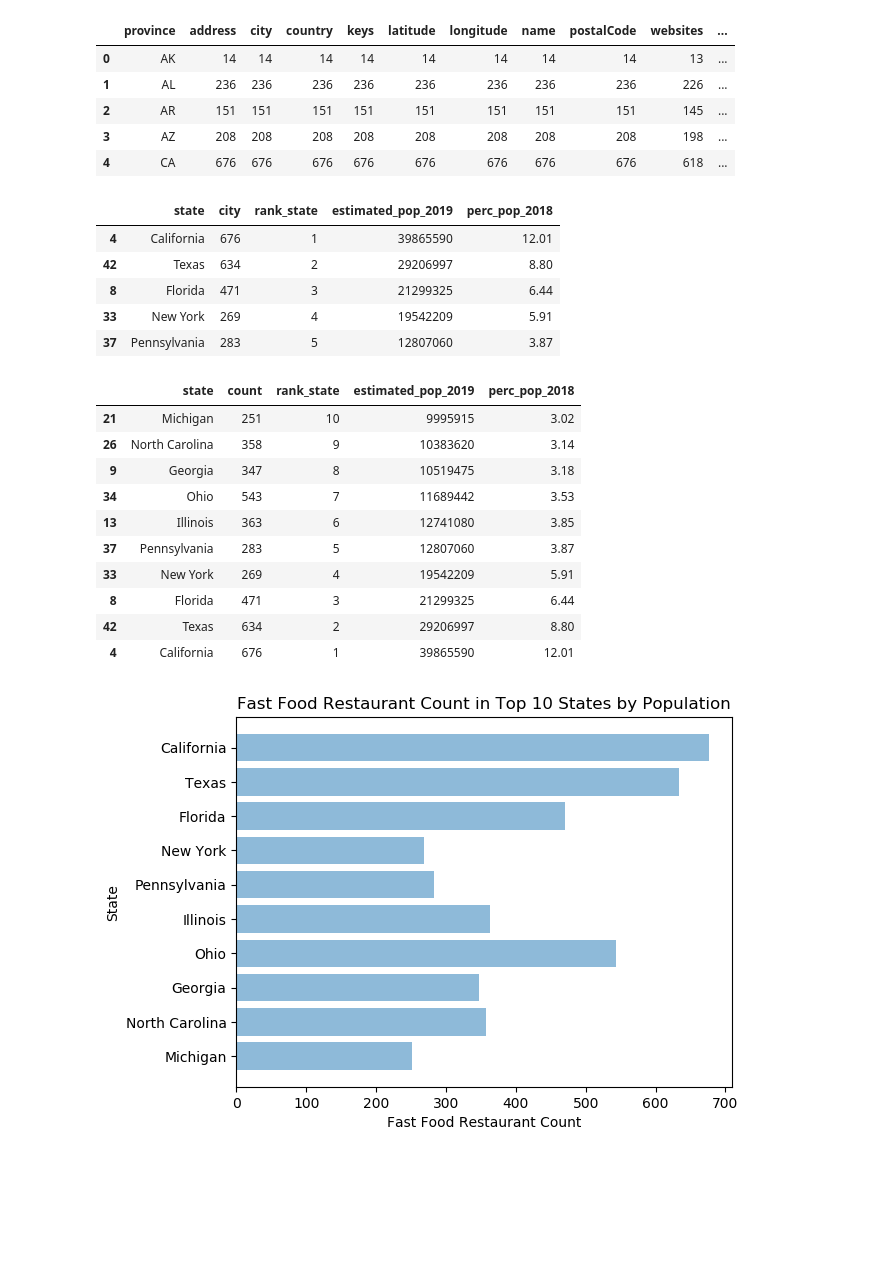
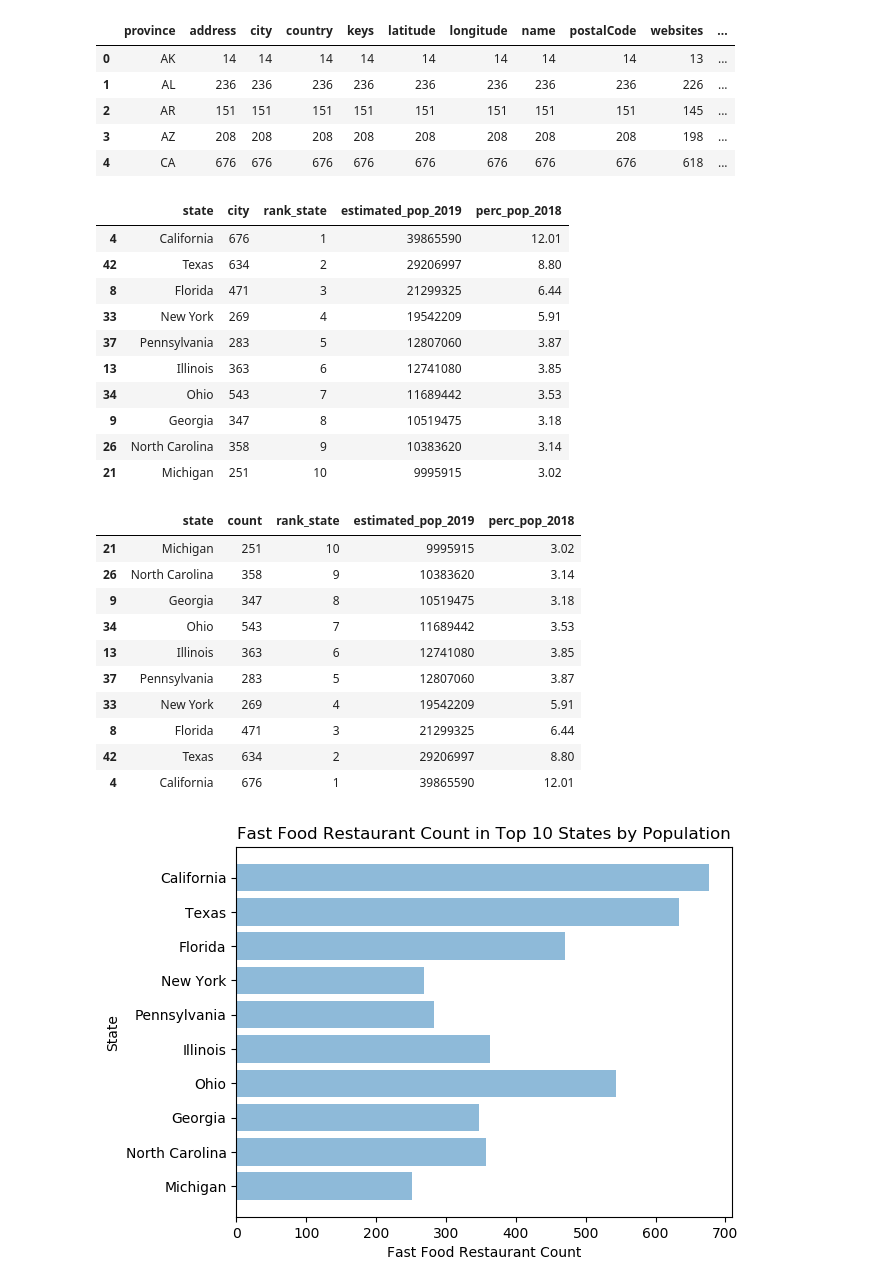
Before and after one commit to sanjaysuresh15/Fast_Food, a Jupyter notebook: Fast Food.ipynb, the cells around one changed output. Drawn from its saved outputs; the diff is of its cells as text; code cells hidden in the pictures; blank space fills up the shorter version.

```diff
--- a/Fast Food.ipynb
+++ b/Fast Food.ipynb
@@ -106,30 +144,42 @@ fastfood_population.head()
 | 3 | AZ | 208 | 208 | 208 | 208 | 208 | 208 | 208 | 208 | 198 | ... |
 | 4 | CA | 676 | 676 | 676 | 676 | 676 | 676 | 676 | 676 | 618 | ... |
 # %%
+# Sort and rank the result by state population
+# Select relevant columns and pick only the top 10 states by population
+
 fastfood_population_sorted = fastfood_population[['state','city','rank_state','estimated_pop_2019','perc_pop_2018']].sort_values(by="rank_state")
-fastfood_population_sorted.head()
+top10=fastfood_population_sorted.head(10)
+top10
 # %% [output]
 |  | state | city | rank_state | estimated_pop_2019 | perc_pop_2018 |
 | 4 | California | 676 | 1 | 39865590 | 12.01 |
 | 42 | Texas | 634 | 2 | 29206997 | 8.80 |
 | 8 | Florida | 471 | 3 | 21299325 | 6.44 |
 | 33 | New York | 269 | 4 | 19542209 | 5.91 |
 | 37 | Pennsylvania | 283 | 5 | 12807060 | 3.87 |
+| 13 | Illinois | 363 | 6 | 12741080 | 3.85 |
+| 34 | Ohio | 543 | 7 | 11689442 | 3.53 |
+| 9 | Georgia | 347 | 8 | 10519475 | 3.18 |
+| 26 | North Carolina | 358 | 9 | 10383620 | 3.14 |
+| 21 | Michigan | 251 | 10 | 9995915 | 3.02 |
-# %%
-top10 = top10.sort_values('rank_state',ascending=False)
-top10
-# %% [output]
-|  | state | count | rank_state | estimated_pop_2019 | perc_pop_2018 |
-| 21 | Michigan | 251 | 10 | 9995915 | 3.02 |
-| 26 | North Carolina | 358 | 9 | 10383620 | 3.14 |
-| 9 | Georgia | 347 | 8 | 10519475 | 3.18 |
-| 34 | Ohio | 543 | 7 | 11689442 | 3.53 |
-| 13 | Illinois | 363 | 6 | 12741080 | 3.85 |
-| 37 | Pennsylvania | 283 | 5 | 12807060 | 3.87 |
-| 33 | New York | 269 | 4 | 19542209 | 5.91 |
-| 8 | Florida | 471 | 3 | 21299325 | 6.44 |
-| 42 | Texas | 634 | 2 | 29206997 | 8.80 |
-| 4 | California | 676 | 1 | 39865590 | 12.01 |
+# %%
+# Sort the top10 result by decending order:
+
+top10 = top10.sort_values('rank_state',ascending=False)
+top10.rename(columns={'city':'count'}, inplace=True)
+top10
+# %% [output]
+|  | state | count | rank_state | estimated_pop_2019 | perc_pop_2018 |
+| 21 | Michigan | 251 | 10 | 9995915 | 3.02 |
+| 26 | North Carolina | 358 | 9 | 10383620 | 3.14 |
+| 9 | Georgia | 347 | 8 | 10519475 | 3.18 |
+| 34 | Ohio | 543 | 7 | 11689442 | 3.53 |
+| 13 | Illinois | 363 | 6 | 12741080 | 3.85 |
+| 37 | Pennsylvania | 283 | 5 | 12807060 | 3.87 |
+| 33 | New York | 269 | 4 | 19542209 | 5.91 |
+| 8 | Florida | 471 | 3 | 21299325 | 6.44 |
+| 42 | Texas | 634 | 2 | 29206997 | 8.80 |
+| 4 | California | 676 | 1 | 39865590 | 12.01 |
 # %%
 import matplotlib.pyplot as plt; plt.rcdefaults()
 import numpy as np
```
Also changed, not shown: parts of 13 cells of this notebook, 2 other files.
